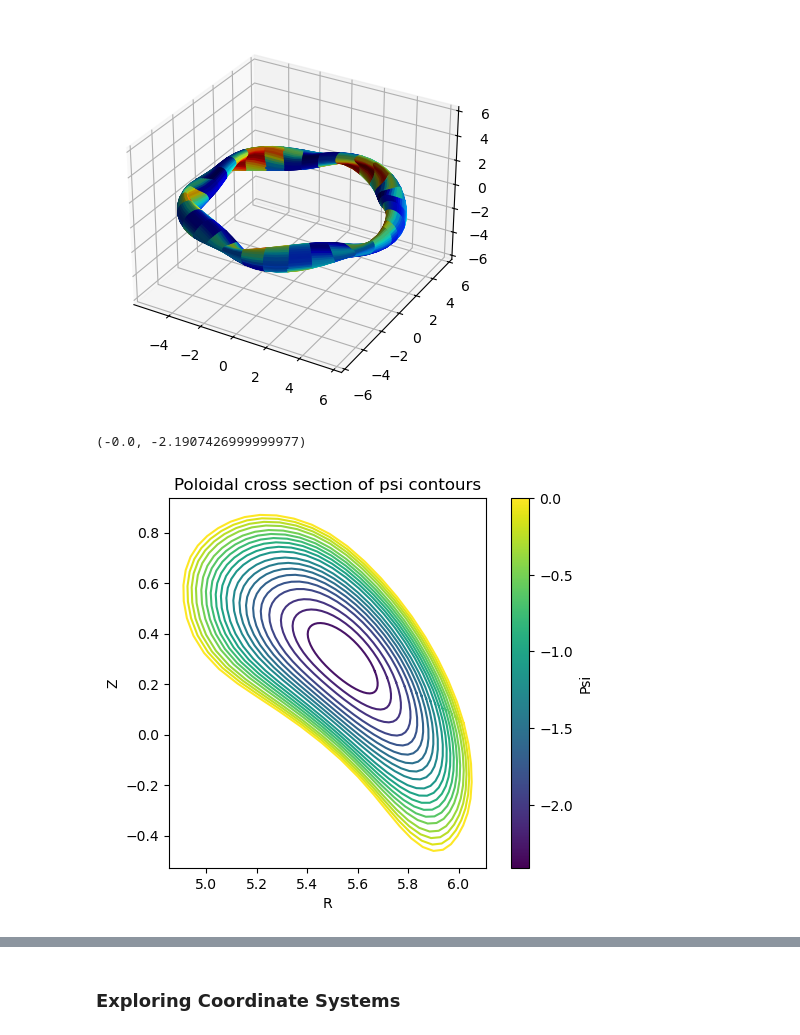
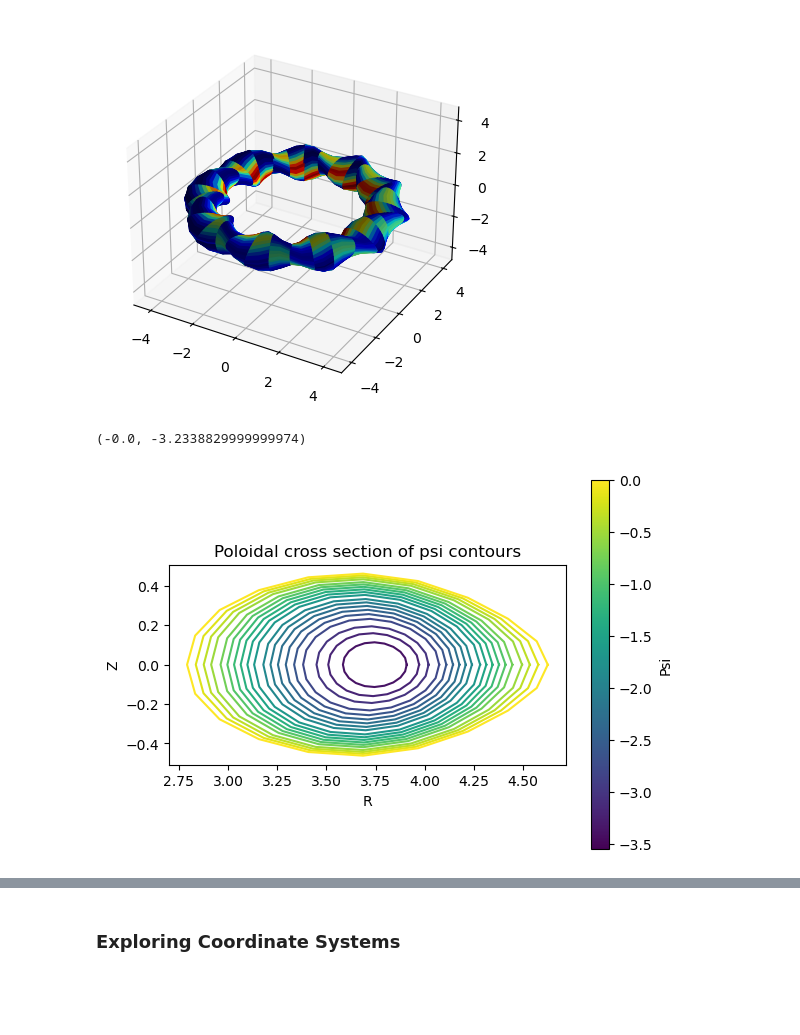
Before and after one commit to Fuad-HH/pystell_uw, a Jupyter notebook: readVmec.ipynb, the cells around one changed output, grey strips where cells are left out. Cells and saved outputs as stored; diff of their text form; code cells hidden in the pictures; blank space fills up the shorter version.

```diff
--- a/readVmec.ipynb
+++ b/readVmec.ipynb
@@ -12,6 +12,7 @@ from scipy.optimize import minimize
 # %%
 # read a netcdf file
 filename = r"D:\Codes\stell\vmec_equilibria-master\W7-X\Standard\wout.nc"
+filename = r"D:\Codes\stell\vmec_equilibria-master\LHD\090493t2330\wout_LHD_090493t2330.nc"
 data = vmec.vmec_data(filename)
 data__from_ncdf = Dataset(filename, 'r')
 # %%
@@ -44,14 +45,14 @@ r, z = data.fsplot(phi=np.pi, fs=data.s2fs(1))
 # %%
 _ = data.modb_on_surface(s=1, ntheta=64, nphi=64, full=True)
 # %% [output]
-[figure, old version]
+[figure, new version]
 # %%
 #get minimum of B and maximum of B
 Bmin = data.psi[0]
 Bmax = data.psi[-1]
 Bmin, Bmax
 # %% [output]
-(-0.0, -2.1907426999999977)
+(-0.0, -3.2338829999999974)
 # %%
 import matplotlib.cm as cm
 cmap = cm.get_cmap('viridis')
@@ -96,9 +97,9 @@ def plot_psi_contours(data, phi=0, nfs=20, ntheta=50, cmap=None):
         cbar.set_label('Psi')
     return fig, ax
 # %%
-fig, ax = plot_psi_contours(data, cmap=cmap, phi=np.pi/2)
+fig, ax = plot_psi_contours(data, cmap=cmap, phi=np.pi/2, ntheta=20)
 # %% [output]
-[figure, old version]
+[figure, new version]
 # %%
 # do field line following to get the field line
 x, y, z, modB = data.xyz_on_fieldline(5.8, 0, 0, inrpz=True, phimax=2*np.pi)
```
Also changed, not shown: parts of 20 cells of this notebook, 4 other files.
